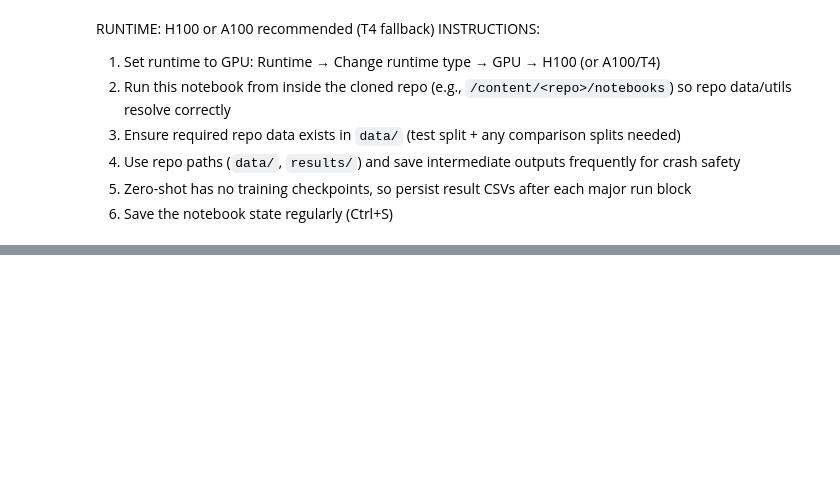
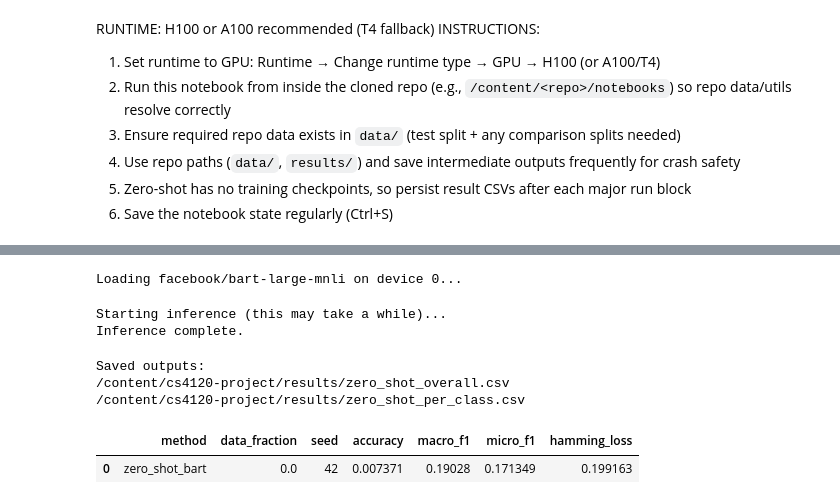
Before and after one commit to phisomni-edu/cs4120-project, a Jupyter notebook: notebooks/04_zero_shot.ipynb, the cells around one changed output, grey strips where cells are left out. Cells and saved outputs as stored; diff of their text form; code cells hidden in the pictures; blank space fills up the shorter version.

Commit message:
feat: implement zero-shot classification

```diff
--- a/notebooks/04_zero_shot.ipynb
+++ b/notebooks/04_zero_shot.ipynb
@@ -58,0 +122,75 @@ print("Results dir:", RESULTS_DIR)
+# %%
+# ── 6. Setup Zero-Shot Pipeline ──────────────────────────────────
+# Using facebook/bart-large-mnli which is standard for zero-shot text classification
+MODEL_NAME = "facebook/bart-large-mnli"
+device = 0 if torch.cuda.is_available() else -1
+
+print(f"Loading {MODEL_NAME} on device {device}...")
+classifier = pipeline("zero-shot-classification", model=MODEL_NAME, device=device)
+# %% [output]
+Loading facebook/bart-large-mnli on device 0...
+# %%
+# ── 7. Run Inference ─────────────────────────────────────────────
+# Zero-shot is computationally heavy. Batch processing is recommended.
+BATCH_SIZE = 16
+texts = test_df[text_col].fillna("").astype(str).tolist()
+
+print("Starting inference (this may take a while)...")
+predictions = classifier(
+    texts,
+    candidate_labels=label_names,
+    multi_label=True,
+    batch_size=BATCH_SIZE
+)
+
+# Convert scores to binary predictions (threshold = 0.5)
+THRESHOLD = 0.5
+y_pred = np.zeros_like(y_test)
+
+for i, pred in enumerate(predictions):
+    for label, score in zip(pred['labels'], pred['scores']):
+        if score >= THRESHOLD:
+            label_idx = label_names.index(label)
+            y_pred[i, label_idx] = 1
+
+print("Inference complete.")
+# %% [output]
+Starting inference (this may take a while)...
+Inference complete.
+# %%
+# ── 8. Evaluate and Save Results ─────────────────────────────────
+# Since zero-shot uses no training data, data_fraction is conceptually 0.0
+# However, for plotting alongside other models, we can record it as "0.0" or "zero_shot"
+
+evaluation = evaluate_run(
+    method="zero_shot_bart",
+    data_fraction=0.0,
+    seed=42, # arbitrary for zero-shot
+    label_names=label_names,
+    y_true=y_test,
+    y_pred=y_pred,
+)
+
+overall_df = evaluation["overall"]
+per_class_df = evaluation["per_class"]
+
+overall_path = RESULTS_DIR / "zero_shot_overall.csv"
+per_class_path = RESULTS_DIR / "zero_shot_per_class.csv"
+readme_path = RESULTS_DIR / "zero_shot_results.csv"
+
+overall_df.to_csv(overall_path, index=False)
+per_class_df.to_csv(per_class_path, index=False)
+
+readme_df = per_class_df[["method", "data_fraction", "seed", "emotion", "f1", "precision", "recall"]].copy()
+readme_df.to_csv(readme_path, index=False)
+
+print("Saved outputs:")
+print(overall_path)
+print(per_class_path)
+display(overall_df)
+# %% [output]
+Saved outputs:
+/content/cs4120-project/results/zero_shot_overall.csv
+/content/cs4120-project/results/zero_shot_per_class.csv
+|  | method | data_fraction | seed | accuracy | macro_f1 | micro_f1 | hamming_loss |
+| 0 | zero_shot_bart | 0.0 | 42 | 0.007371 | 0.19028 | 0.171349 | 0.199163 |
```
Also changed, not shown: parts of 2 cells of this notebook.
